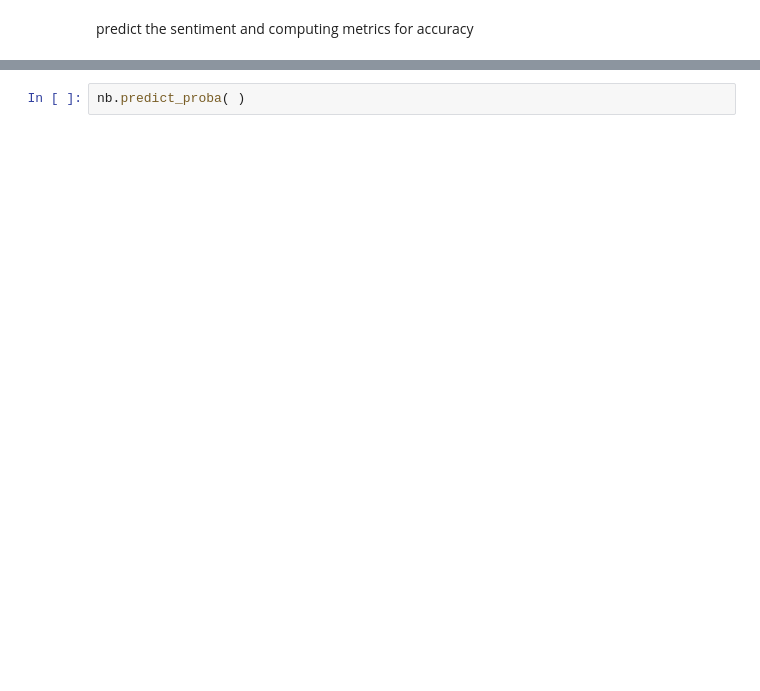
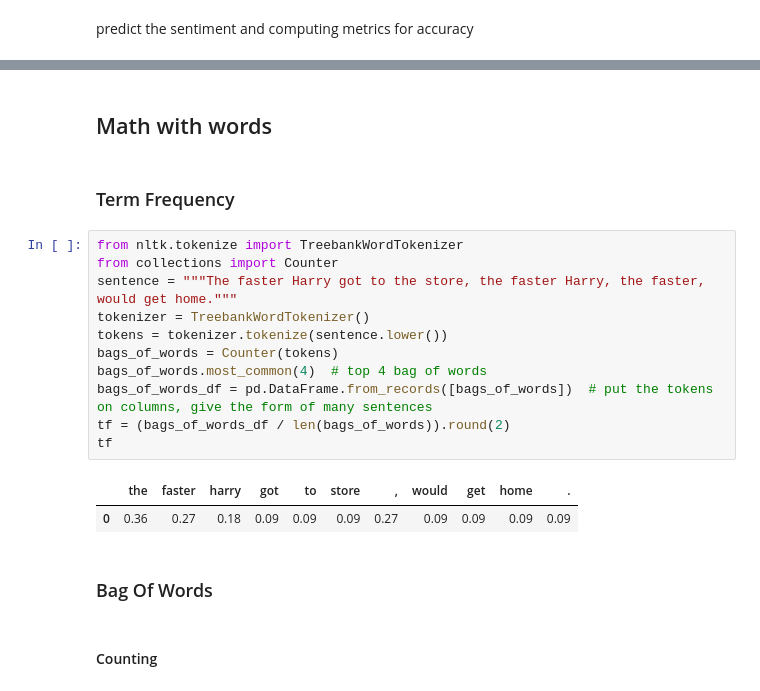
Before and after one commit to ccalobeto/nlp2, a Jupyter notebook: _notebooks/2021-02-13-nlp-in-action-i.ipynb, the cells around one changed output, grey strips where cells are left out. Drawn from its saved outputs; the diff is of its cells as text; blank space fills up the shorter version.

```diff
--- a/_notebooks/2021-02-13-nlp-in-action-i.ipynb
+++ b/_notebooks/2021-02-13-nlp-in-action-i.ipynb
@@ -514,2 +518,22 @@ MAE: 2.0512326689917173
-# %%
-nb.predict_proba( )
+# %% [markdown]
+## Math with words
+# %% [markdown]
+### Term Frequency
+# %%
+from nltk.tokenize import TreebankWordTokenizer
+from collections import Counter
+sentence = """The faster Harry got to the store, the faster Harry, the faster, would get home."""
+tokenizer = TreebankWordTokenizer()
+tokens = tokenizer.tokenize(sentence.lower())
+bags_of_words = Counter(tokens)
+bags_of_words.most_common(4)  # top 4 bag of words
+bags_of_words_df = pd.DataFrame.from_records([bags_of_words])  # put the tokens on columns, give the form of many sentences
+tf = (bags_of_words_df / len(bags_of_words)).round(2)
+tf
+# %% [output]
+|  | the | faster | harry | got | to | store | , | would | get | home | . |
+| 0 | 0.36 | 0.27 | 0.18 | 0.09 | 0.09 | 0.09 | 0.27 | 0.09 | 0.09 | 0.09 | 0.09 |
+# %% [markdown]
+### Bag Of Words
+# %% [markdown]
+#### Counting
```
Also changed, not shown: parts of 47 cells of this notebook.
